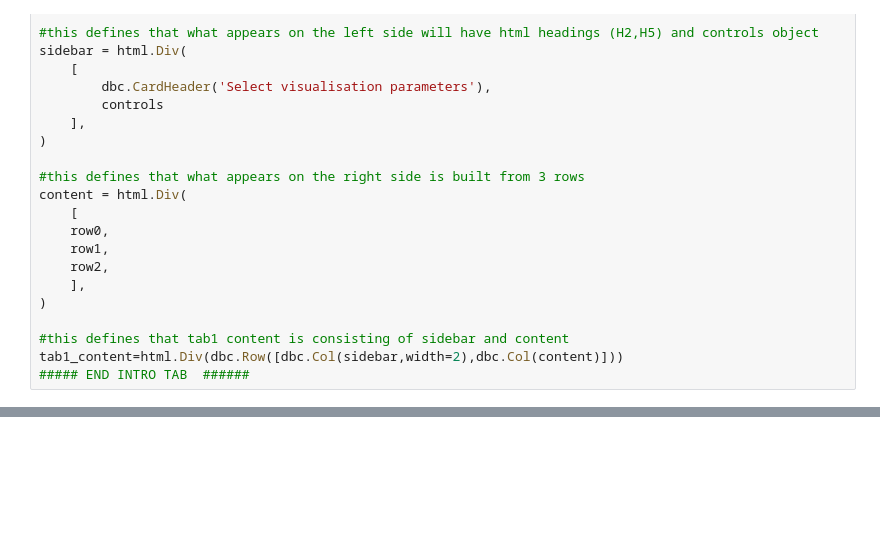
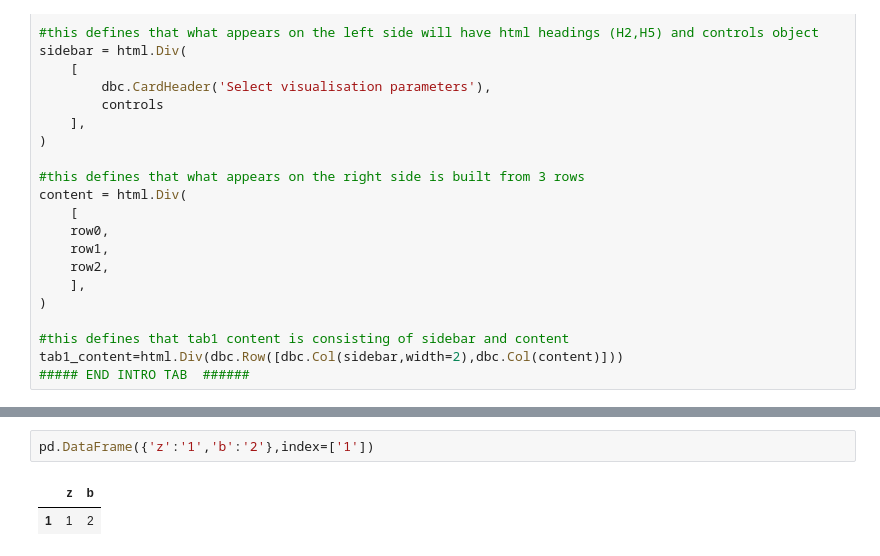
Before and after one commit to infoshareacademy/jdszr6-slytherin_group, a Jupyter notebook: PYTHON_project/Master/Credit_Approval3.ipynb, the cells around one changed output, grey strips where cells are left out. Saved outputs shown, nothing was run; the diff lists cells and outputs as text; blank space fills up the shorter version.

```diff
--- a/PYTHON_project/Master/Credit_Approval3.ipynb
+++ b/PYTHON_project/Master/Credit_Approval3.ipynb
@@ -1157,3 +1271,8 @@ Dash is running on http://127.0.0.1:8050/
+# %%
+pd.DataFrame({'z':'1','b':'2'},index=['1'])
+# %% [output]
+|  | z | b |
+| 1 | 1 | 2 |
 # %%
 ### 7. Matrix
 import numpy as np
```
Also changed, not shown: parts of 2 cells of this notebook.
